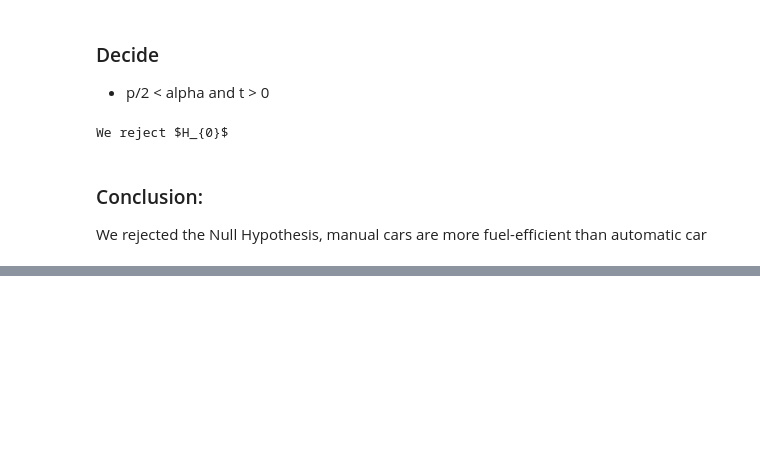
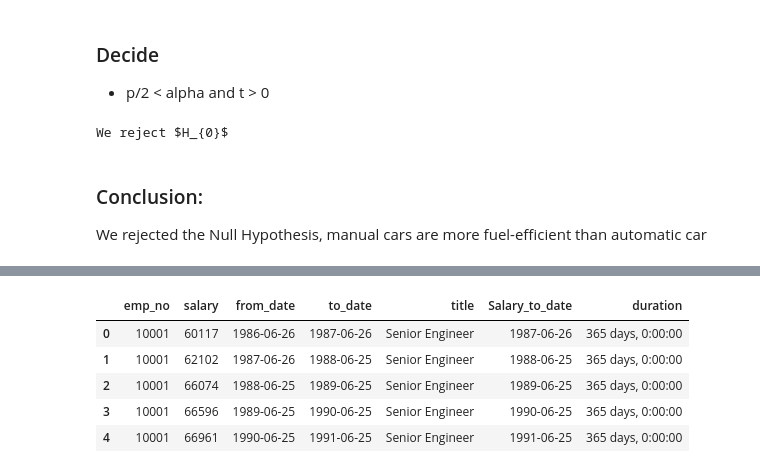
Before and after one commit to devgurung141/statistics-exercises, a Jupyter notebook: hypothesis_testing.ipynb, the cells around one changed output, grey strips where cells are left out. Drawn from its saved outputs; the diff is of its cells as text; code cells hidden in the pictures; blank space fills up the shorter version.

```diff
--- a/hypothesis_testing.ipynb
+++ b/hypothesis_testing.ipynb
@@ -348,0 +660,13 @@ We rejected the Null Hypothesis, manual cars are more fuel-efficient than automa
+# %%
+df['Salary_to_date'] = df.to_date
+# %%
+df['duration'] = df['to_date']- df['from_date']
+# %%
+df.head()
+# %% [output]
+|  | emp_no | salary | from_date | to_date | title | Salary_to_date | duration |
+| 0 | 10001 | 60117 | 1986-06-26 | 1987-06-26 | Senior Engineer | 1987-06-26 | 365 days, 0:00:00 |
+| 1 | 10001 | 62102 | 1987-06-26 | 1988-06-25 | Senior Engineer | 1988-06-25 | 365 days, 0:00:00 |
+| 2 | 10001 | 66074 | 1988-06-25 | 1989-06-25 | Senior Engineer | 1989-06-25 | 365 days, 0:00:00 |
+| 3 | 10001 | 66596 | 1989-06-25 | 1990-06-25 | Senior Engineer | 1990-06-25 | 365 days, 0:00:00 |
+| 4 | 10001 | 66961 | 1990-06-25 | 1991-06-25 | Senior Engineer | 1991-06-25 | 365 days, 0:00:00 |
```
Also changed, not shown: parts of 47 cells of this notebook.
